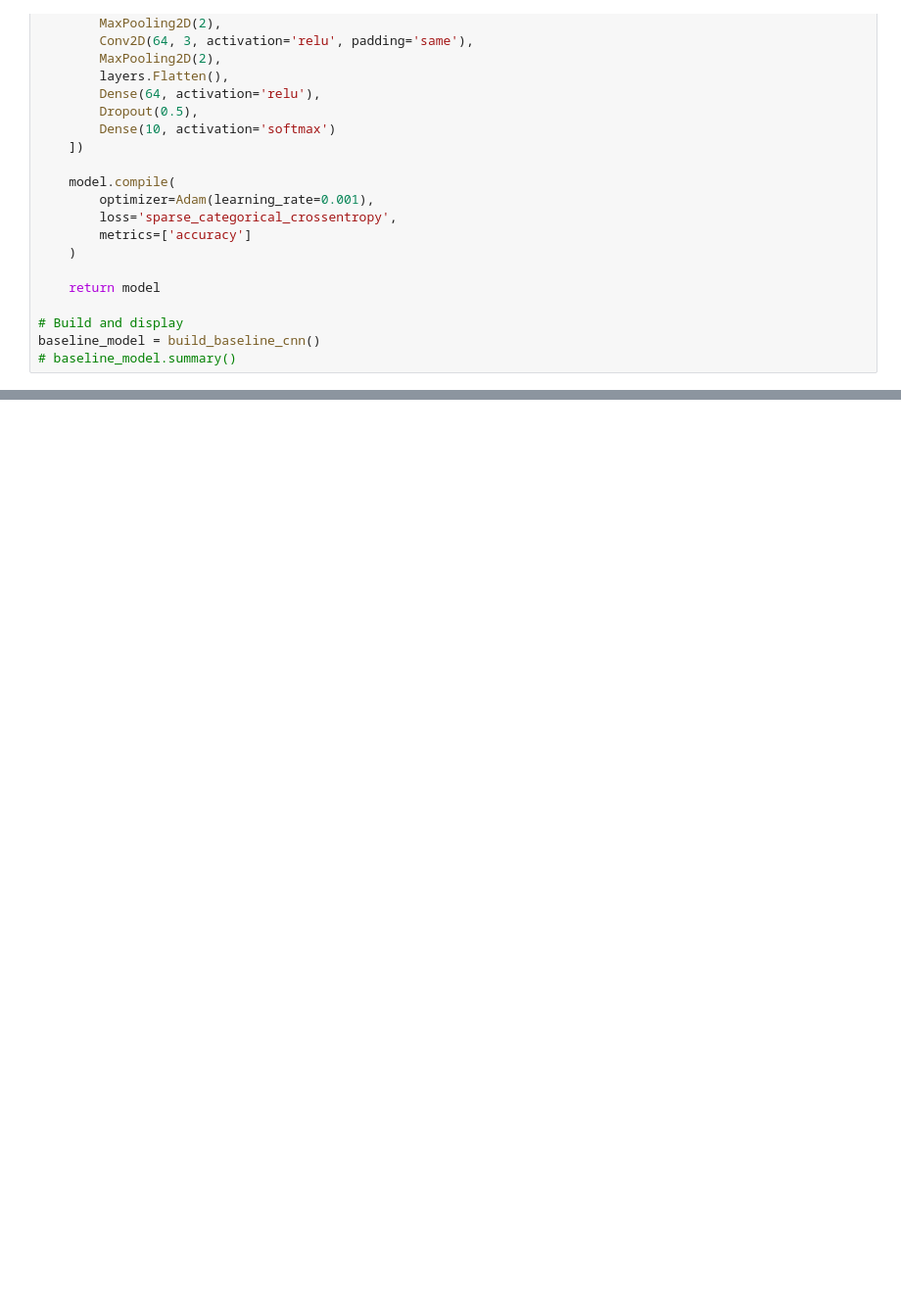
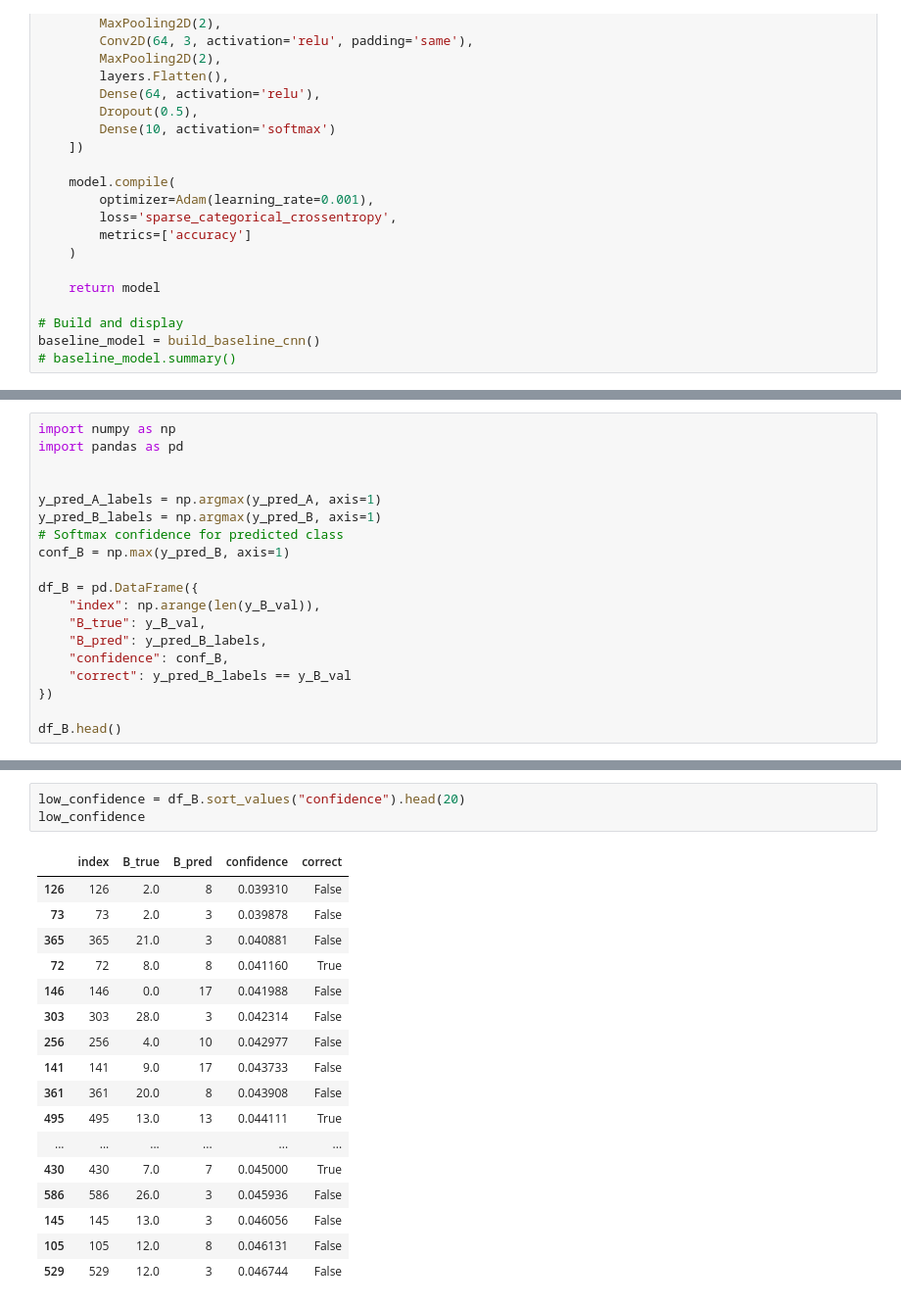
Before and after one commit to mikenk2010/COSC3007_Multi-Task-Learning-MTL, a Jupyter notebook: test_clean.ipynb, the cells around one changed output, grey strips where cells are left out. Shown at 98% size. Saved outputs shown, nothing was run; the diff lists cells and outputs as text; blank space fills up the shorter version.

```diff
--- a/test_clean.ipynb
+++ b/test_clean.ipynb
@@ -939,0 +479,19 @@ print(f"  Best validation - Target C: {min(history_improved.history['val_output_
+# %%
+import numpy as np
+import pandas as pd
+
+
+y_pred_A_labels = np.argmax(y_pred_A, axis=1)
+y_pred_B_labels = np.argmax(y_pred_B, axis=1)
+# Softmax confidence for predicted class
+conf_B = np.max(y_pred_B, axis=1)
+
+df_B = pd.DataFrame({
+    "index": np.arange(len(y_B_val)),
+    "B_true": y_B_val,
+    "B_pred": y_pred_B_labels,
+    "confidence": conf_B,
+    "correct": y_pred_B_labels == y_B_val
+})
+
+df_B.head()
@@ -939,0 +513,21 @@ print(f"  Best validation - Target C: {min(history_improved.history['val_output_
+# %%
+low_confidence = df_B.sort_values("confidence").head(20)
+low_confidence
+# %% [output]
+|  | index | B_true | B_pred | confidence | correct |
+| 126 | 126 | 2.0 | 8 | 0.039310 | False |
+| 73 | 73 | 2.0 | 3 | 0.039878 | False |
+| 365 | 365 | 21.0 | 3 | 0.040881 | False |
+| 72 | 72 | 8.0 | 8 | 0.041160 | True |
+| 146 | 146 | 0.0 | 17 | 0.041988 | False |
+| 303 | 303 | 28.0 | 3 | 0.042314 | False |
+| 256 | 256 | 4.0 | 10 | 0.042977 | False |
+| 141 | 141 | 9.0 | 17 | 0.043733 | False |
+| 361 | 361 | 20.0 | 8 | 0.043908 | False |
+| 495 | 495 | 13.0 | 13 | 0.044111 | True |
+| ... | ... | ... | ... | ... | ... |
+| 430 | 430 | 7.0 | 7 | 0.045000 | True |
+| 586 | 586 | 26.0 | 3 | 0.045936 | False |
+| 145 | 145 | 13.0 | 3 | 0.046056 | False |
+| 105 | 105 | 12.0 | 8 | 0.046131 | False |
+| 529 | 529 | 12.0 | 3 | 0.046744 | False |
```
Also changed, not shown: parts of 15 cells of this notebook, 1 other file.
